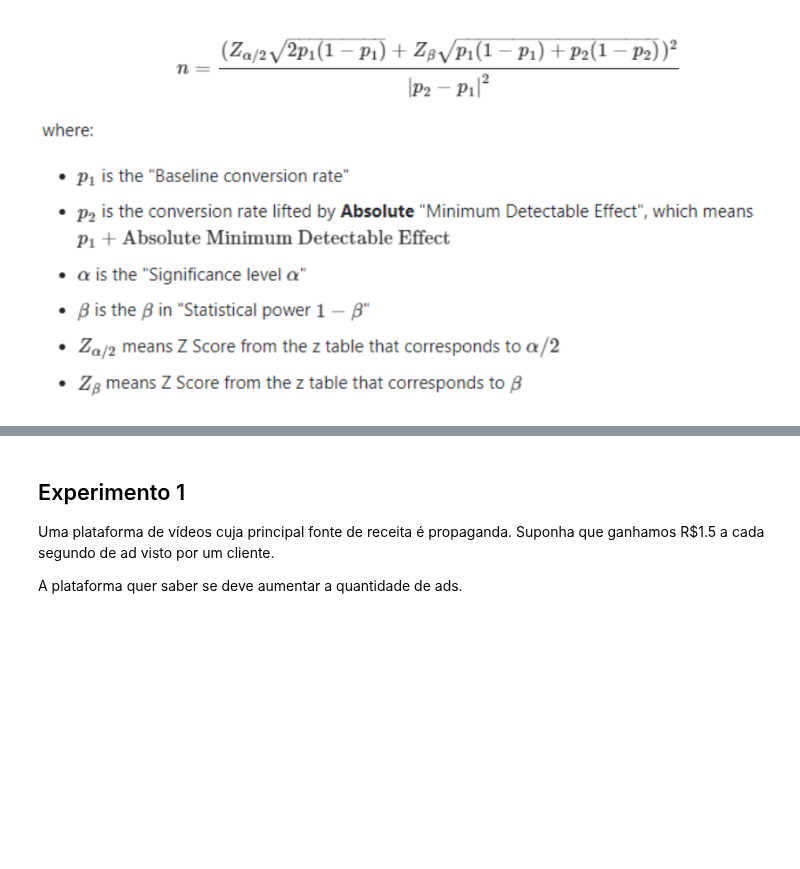
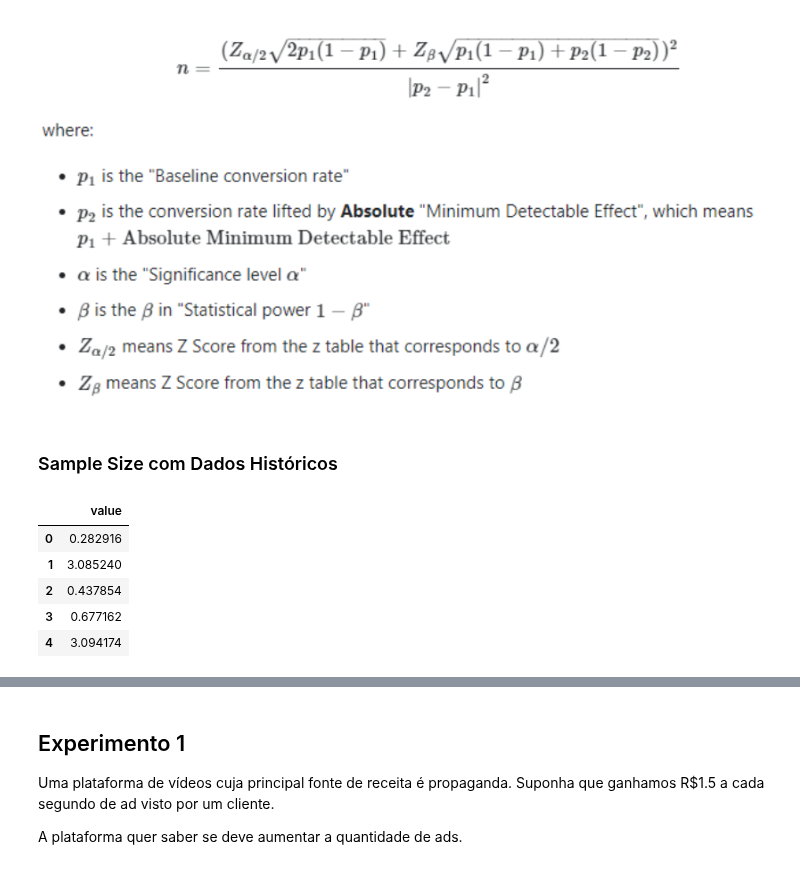
Before and after one commit to CardosoJr/bootcamp, a Jupyter notebook: Labs/Lab 6 - Teste A_B.ipynb, the cells around one changed output, grey strips where cells are left out. Drawn from its saved outputs; the diff is of its cells as text; code cells hidden in the pictures; blank space fills up the shorter version.

```diff
--- a/Labs/Lab 6 - Teste A_B.ipynb
+++ b/Labs/Lab 6 - Teste A_B.ipynb
@@ -56,3 +58,5 @@ sample_size_binomial(0.05, 0.02, p = 0.1)
 Se quisermos adicionar um pouco de complexidade e considerar a potência do teste, podemos utilizar a seguinte equação:
 # %% [markdown]
 ![image.png](embedded-picture-1)
+# %% [markdown]
+### Sample Size com Dados Históricos
@@ -58,0 +84,9 @@ Se quisermos adicionar um pouco de complexidade e considerar a potência do test
+# %%
+data.head()
+# %% [output]
+|  | value |
+| 0 | 0.282916 |
+| 1 | 3.085240 |
+| 2 | 0.437854 |
+| 3 | 0.677162 |
+| 4 | 3.094174 |
```
Also changed, not shown: parts of 14 cells of this notebook.
